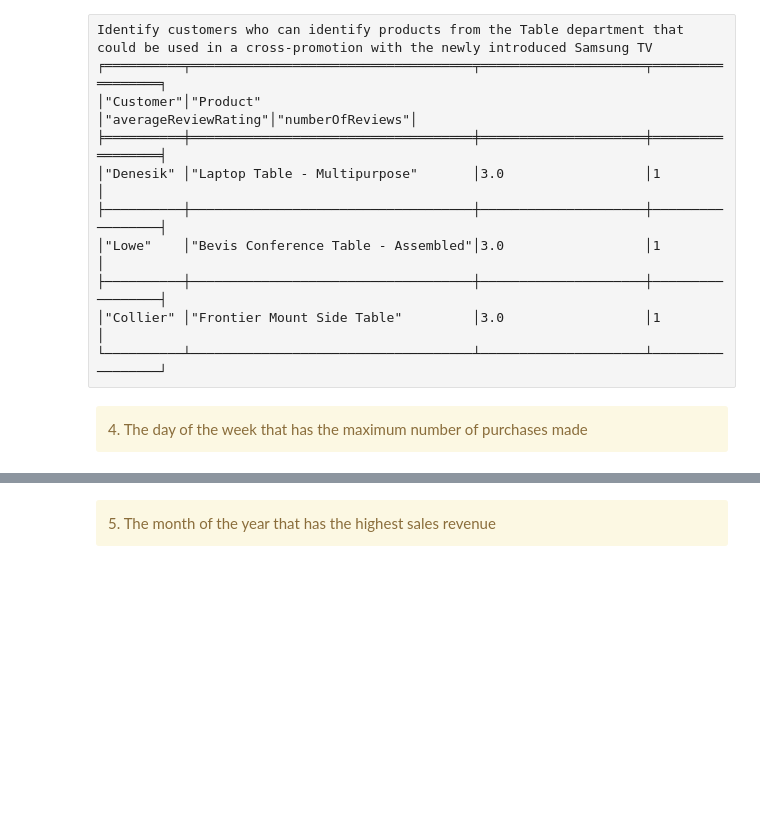
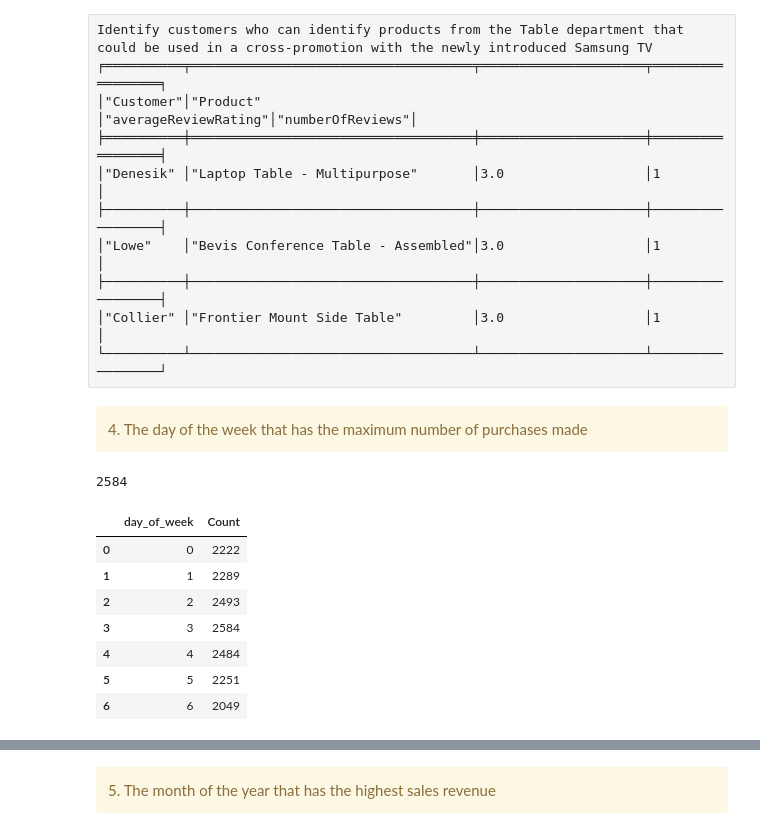
Before and after one commit to jhancuch/onmart, a Jupyter notebook: forecast/Forecasts.ipynb, the cells around one changed output, grey strips where cells are left out. Cells and saved outputs as stored; diff of their text form; code cells hidden in the pictures; blank space fills up the shorter version.

Commit message:
day of the week that has the maximum number of purchases made

```diff
--- a/forecast/Forecasts.ipynb
+++ b/forecast/Forecasts.ipynb
@@ -31,3 +33,5 @@ from tensorflow.keras.callbacks import EarlyStopping
+# %%
+df = pd.read_csv('Transactions.csv')
 # %% [markdown]
 <div class="alert alert-warning">
 1.	Create Customer-Friends-Product-Reviews graph database for OnMart
@@ -299,0 +302,24 @@ Identify customers who can identify products from the Table department that coul
+# %%
+# This question asks for which day of the week has the most purchases in the past
+
+# Map each date to the day of the week (0 is Monday, 6 is Sunday)
+df["Order_Date"] = pd.to_datetime(df["Order_Date"])
+df['day_of_week'] = df['Order_Date'].dt.dayofweek
+
+question4 = df.groupby('day_of_week')['CustomerID'].count().reset_index(name='Count')
+# %%
+question4['Count'].max()
+# %% [output]
+2584
+# %%
+# The day of the week that has the maximum number of purchases made is #3 or Thursday.
+question4
+# %% [output]
+|  | day_of_week | Count |
+| 0 | 0 | 2222 |
+| 1 | 1 | 2289 |
+| 2 | 2 | 2493 |
+| 3 | 3 | 2584 |
+| 4 | 4 | 2484 |
+| 5 | 5 | 2251 |
+| 6 | 6 | 2049 |
```
Also changed, not shown: parts of 4 cells of this notebook.
